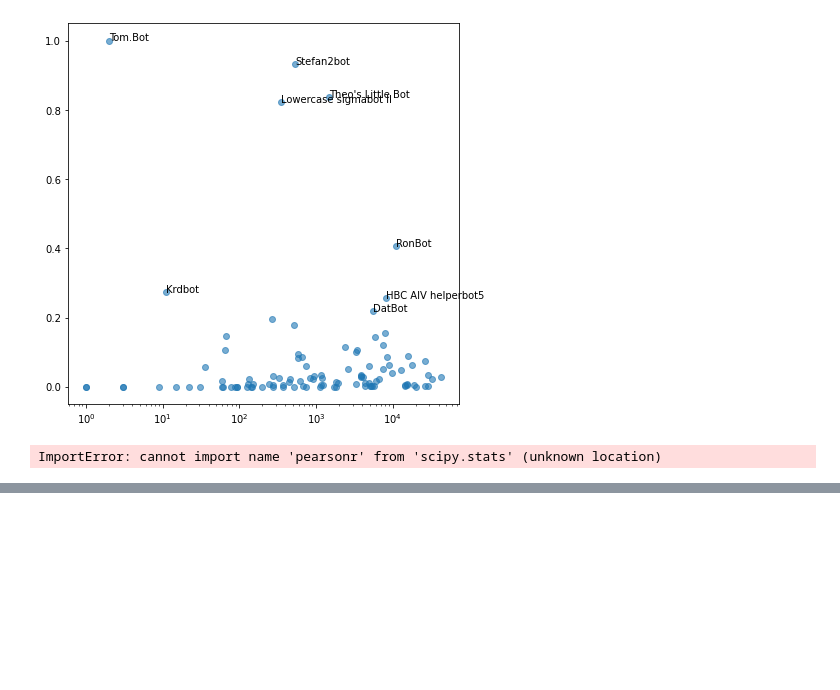
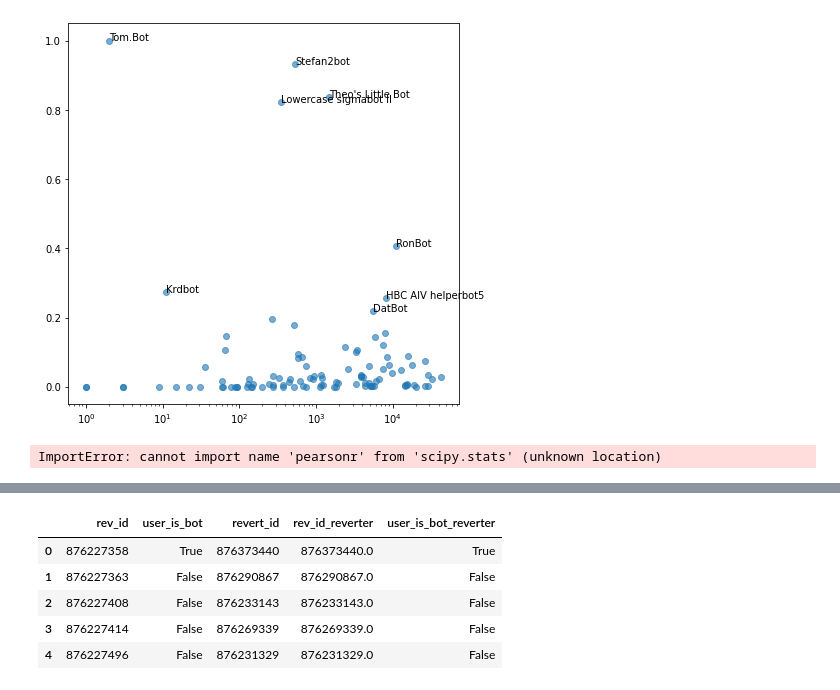
Before and after one commit to levon003/wiki-ores-feedback, a Jupyter notebook: reu2021/InitialAnalysis.ipynb, the cells around one changed output, grey strips where cells are left out. Saved outputs shown, nothing was run; the diff lists cells and outputs as text; code cells hidden in the pictures; blank space fills up the shorter version.

Commit message:
Updated initial analysis notebook with further examples of mpl bar and pandas merge.

```diff
--- a/reu2021/InitialAnalysis.ipynb
+++ b/reu2021/InitialAnalysis.ipynb
@@ -295,0 +334,15 @@ ImportError: cannot import name 'pearsonr' from 'scipy.stats' (unknown location)
+# %%
+x = pd.merge(sdf, df.loc[df.is_revert, ['rev_id', 'user_is_bot']],
+             how='left',
+             left_on='revert_id',
+             right_on='rev_id',
+             suffixes=('', '_reverter')
+)
+x.head()
+# %% [output]
+|  | rev_id | user_is_bot | revert_id | rev_id_reverter | user_is_bot_reverter |
+| 0 | 876227358 | True | 876373440 | 876373440.0 | True |
+| 1 | 876227363 | False | 876290867 | 876290867.0 | False |
+| 2 | 876227408 | False | 876233143 | 876233143.0 | False |
+| 3 | 876227414 | False | 876269339 | 876269339.0 | False |
+| 4 | 876227496 | False | 876231329 | 876231329.0 | False |
```
Also changed, not shown: parts of 5 cells of this notebook.
